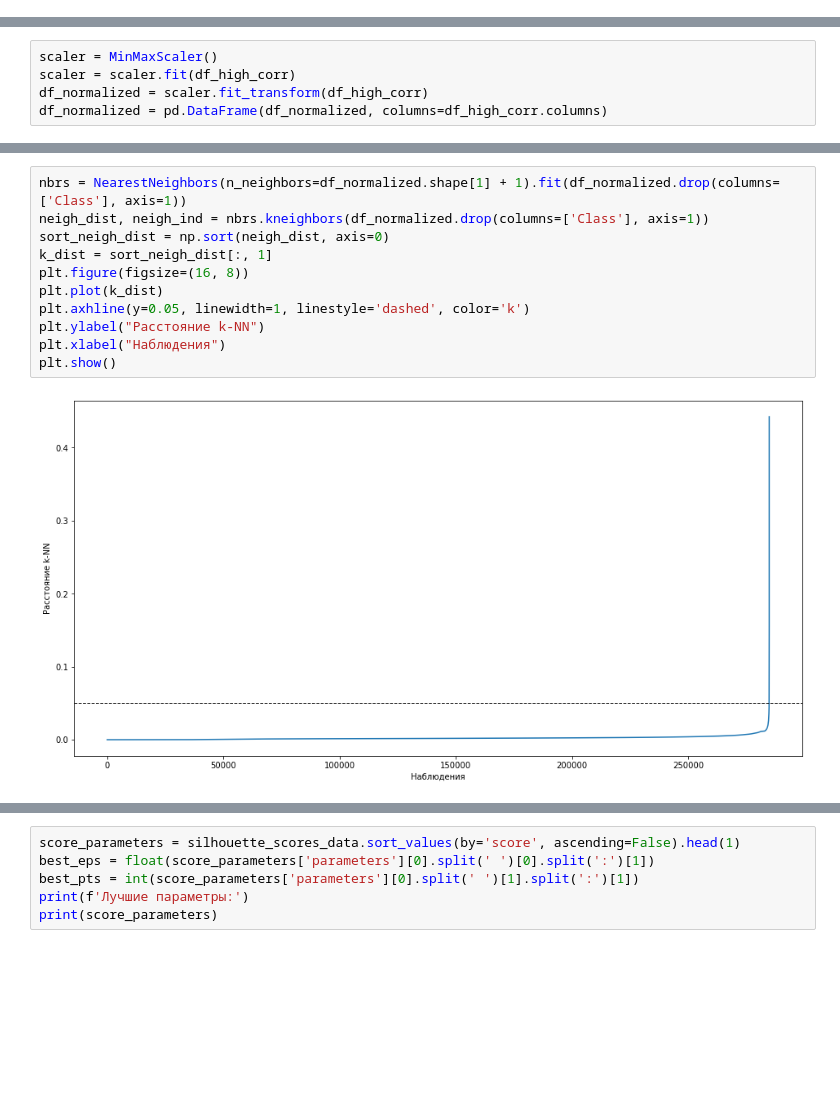
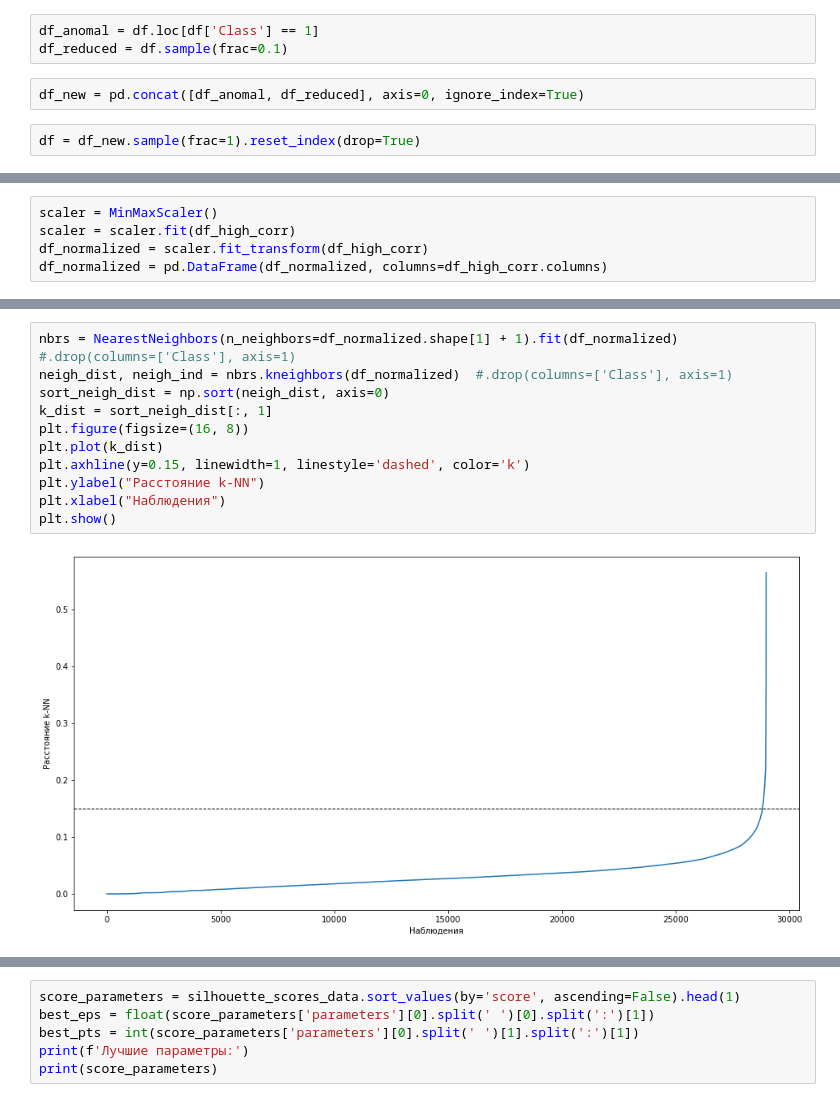
Before and after one commit to rpurei/otus, a Jupyter notebook: prof-hw3/ml_prof_hw03.ipynb, the cells around one changed output, grey strips where cells are left out. Drawn from its saved outputs; the diff is of its cells as text; blank space fills up the shorter version.

```diff
--- a/prof-hw3/ml_prof_hw03.ipynb
+++ b/prof-hw3/ml_prof_hw03.ipynb
@@ -22,6 +22,13 @@ from tqdm import tqdm
 В ДЗ использован датасет https://www.kaggle.com/datasets/mlg-ulb/creditcardfraud
 # %%
 df = pd.read_csv('creditcard.csv', sep=',')
+# %%
+df_anomal = df.loc[df['Class'] == 1]
+df_reduced = df.sample(frac=0.1)
+# %%
+df_new = pd.concat([df_anomal, df_reduced], axis=0, ignore_index=True)
+# %%
+df = df_new.sample(frac=1).reset_index(drop=True)
 # %%
 df.shape
 # %% [output]
@@ -339,14 +368,14 @@ KeyboardInterrupt:
 # %%
-nbrs = NearestNeighbors(n_neighbors=df_normalized.shape[1] + 1).fit(df_normalized.drop(columns=['Class'], axis=1))
-neigh_dist, neigh_ind = nbrs.kneighbors(df_normalized.drop(columns=['Class'], axis=1))
+nbrs = NearestNeighbors(n_neighbors=df_normalized.shape[1] + 1).fit(df_normalized)  #.drop(columns=['Class'], axis=1)
+neigh_dist, neigh_ind = nbrs.kneighbors(df_normalized)  #.drop(columns=['Class'], axis=1)
 sort_neigh_dist = np.sort(neigh_dist, axis=0)
 k_dist = sort_neigh_dist[:, 1]
 plt.figure(figsize=(16, 8))
 plt.plot(k_dist)
-plt.axhline(y=0.05, linewidth=1, linestyle='dashed', color='k')
+plt.axhline(y=0.15, linewidth=1, linestyle='dashed', color='k')
 plt.ylabel("Расстояние k-NN")
 plt.xlabel("Наблюдения")
 plt.show()
 # %% [output]
-[figure, old version]
+[figure, new version]
 # %%
```
Also changed, not shown: parts of 29 cells of this notebook.
